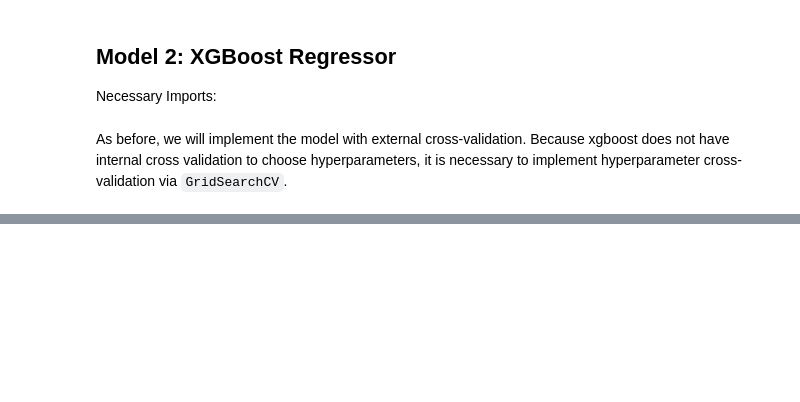
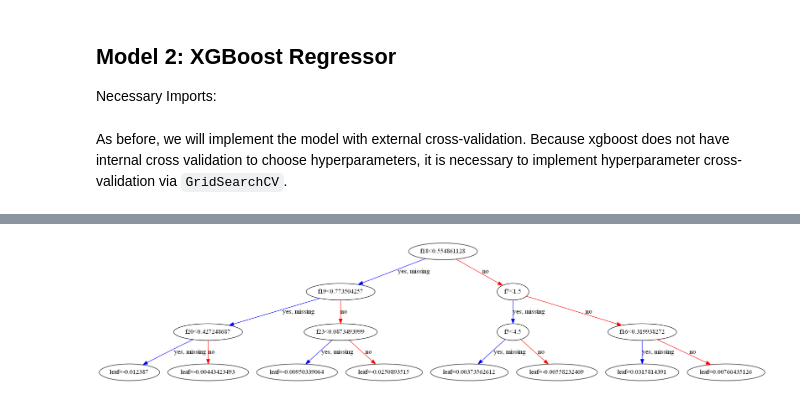
Before and after one commit to jwilliamson7/CoachingProject, a Jupyter notebook: Williamson-Jon-CSCE421-Project-WinningPercentModels.ipynb, the cells around one changed output, grey strips where cells are left out. Saved outputs shown, nothing was run; the diff lists cells and outputs as text; code cells hidden in the pictures; blank space fills up the shorter version.

```diff
--- a/Williamson-Jon-CSCE421-Project-WinningPercentModels.ipynb
+++ b/Williamson-Jon-CSCE421-Project-WinningPercentModels.ipynb
@@ -449,6 +467,6 @@ plt.show()
 # %%
-feature_avg_weight_dict = dict(zip(xgbr_label_list, [np.mean(l) for l in zip(xgbr_coef_list)]))
-feature_std_weight_dict = dict(zip(xgbr_label_list, [np.std(l) for l in zip(xgbr_coef_list)]))
+feature_avg_weight_dict = dict(zip(xgbr_label_list[0:-1], [np.mean(l) for l in zip(xgbr_coef_list)]))
+feature_std_weight_dict = dict(zip(xgbr_label_list[0:-1], [np.std(l) for l in zip(xgbr_coef_list)]))
 feature_avg_weight_dict = dict(sorted(feature_avg_weight_dict.items(), key=lambda x: x[1], reverse=True))
 count = 1
 for key, value in feature_avg_weight_dict.items():
@@ -481,0 +500,17 @@ The previously printed RMSE values show that the heavily cross-validated XGBoost
+# %%
+from xgboost import plot_tree
+plot_pred = None
+xgbr = None
+# Loop only exists to limit variable scope.
+for i in [1]:
+    test_xgbr_best_params_dict = {key: max(set(value), key=value.count) for (key, value) in xgbr_best_params_dict.items()}
+    test_xgbr_best_params_dict.update(default_xgbr_params)
+    mean_imputer = SimpleImputer()
+    X_train__      = mean_imputer.fit_transform(X_train)
+    X_test__       = mean_imputer.transform(X_test)
+    xgbr = XGBRegressor(**test_xgbr_best_params_dict).fit(X_train__, y_train)
+    plot_pred = xgbr.predict(X_test__)
+plot_tree(xgbr)
+fig = plt.gcf()
+fig.set_size_inches(60, 45)
+# %% [output]
@@ -481,0 +534 @@ The previously printed RMSE values show that the heavily cross-validated XGBoost
+[figure, added]
```
Also changed, not shown: parts of 15 cells of this notebook.
